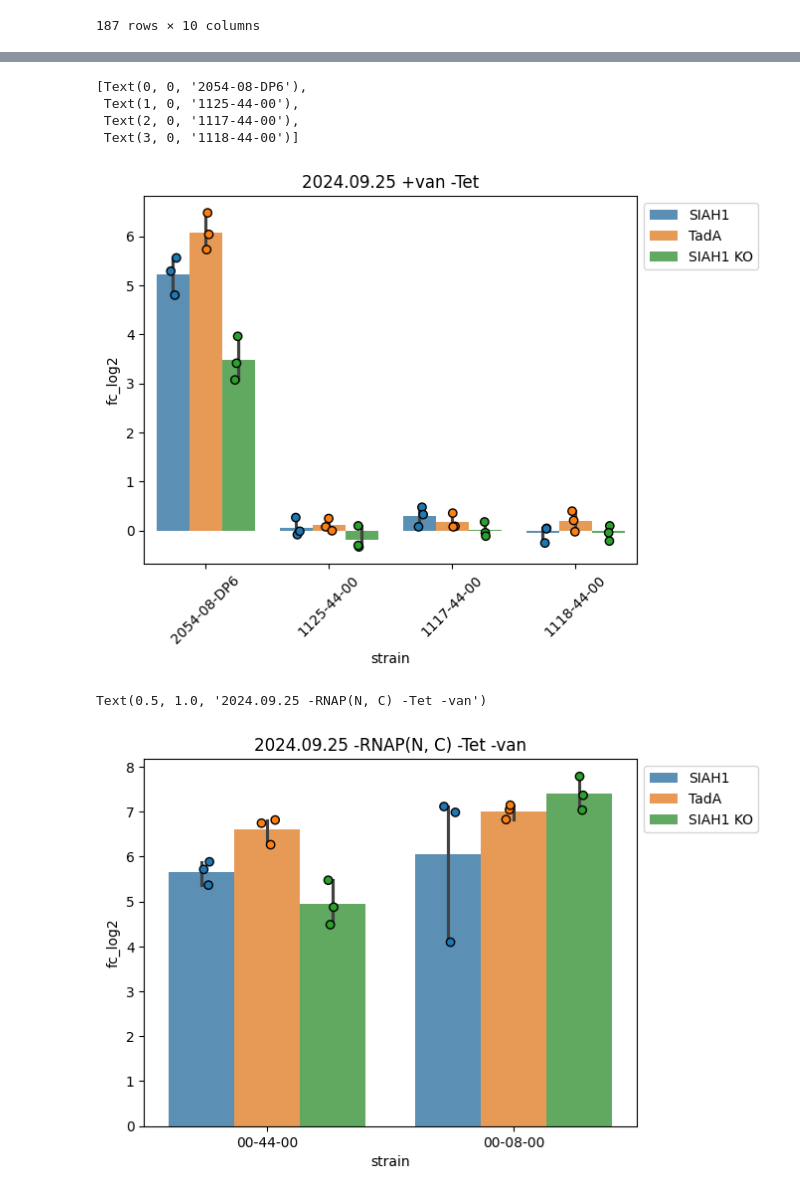
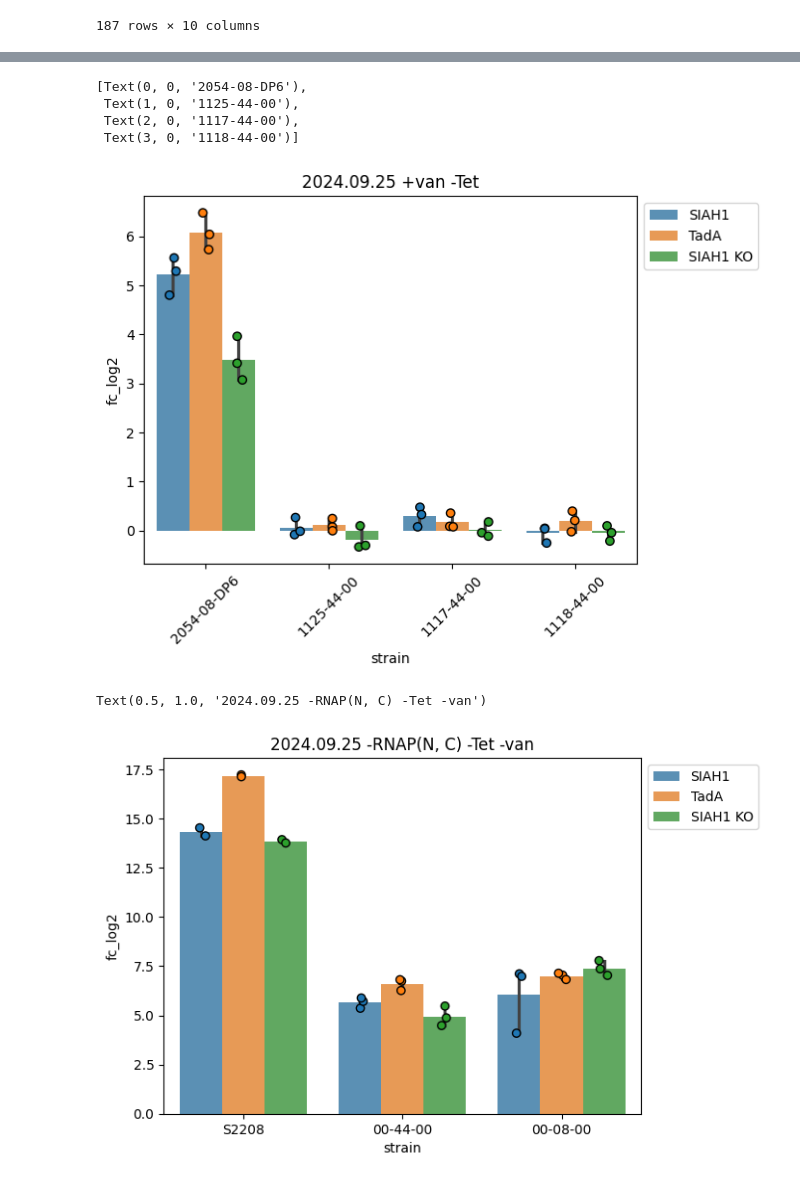
Before and after one commit to Student-Biolab-Zurich/idec2024-data-analysis, a Jupyter notebook: 20240924_logic_validation/20240925_analysis.ipynb, the cells around one changed output, grey strips where cells are left out. Saved outputs shown, nothing was run; the diff lists cells and outputs as text; code cells hidden in the pictures.

Commit message:
add more plots

```diff
--- a/20240924_logic_validation/20240925_analysis.ipynb
+++ b/20240924_logic_validation/20240925_analysis.ipynb
@@ -30,13 +30,9 @@ def bars(df, **kwargs):
     return ax
 # %%
 import pandas as pd
-from google.colab import drive
-drive.mount('/content/drive', force_remount=True)
 
 from pathlib import Path
-DRIVE_FOLDER = Path('/content/drive/Shared drives/Student Biolab Zurich/iDEC/iDEC 2024/Lab results/Phage Propagation Assays/20240924_logic_validation')
-
-!ls "{DRIVE_FOLDER}"
+DRIVE_FOLDER = Path('')
 
 cts = pd.read_csv(DRIVE_FOLDER / '20240925_ON_propagation.txt', sep='\t', header=1)[['Pos', 'Cp']]
 cts = list_to_plate(cts.set_index('Pos').Cp)
@@ -269,10 +261,13 @@ ax.set_xticklabels(ax.get_xticklabels(), rotation=45)
  Text(1, 0, '1125-44-00'),
  Text(2, 0, '1117-44-00'),
  Text(3, 0, '1118-44-00')]
-[figure, old version]
+[figure, new version]
 # %%
-ax = bars(df[ (df.Tetracyclin == 'uninduced') & (df.strain.isin({'00-44-00', '00-08-00'})) & (df.Phage != 'no phage')], x='strain', y='fc_log2', hue='Phage')
+df_rnap = df[ (df.Tetracyclin == 'uninduced') & (df.strain.isin({'00-44-00', '00-08-00', 'S2208'})) & (df.Phage != 'no phage')]
+
+ax = bars(
+    df_rnap, x='strain', y='fc_log2', hue='Phage')
 ax.set_title('2024.09.25 -RNAP(N, C) -Tet -van')
 # %% [output]
 Text(0.5, 1.0, '2024.09.25 -RNAP(N, C) -Tet -van')
-[figure, old version]
+[figure, new version]
```
Also changed, not shown: parts of 8 cells of this notebook, 25 other files.
